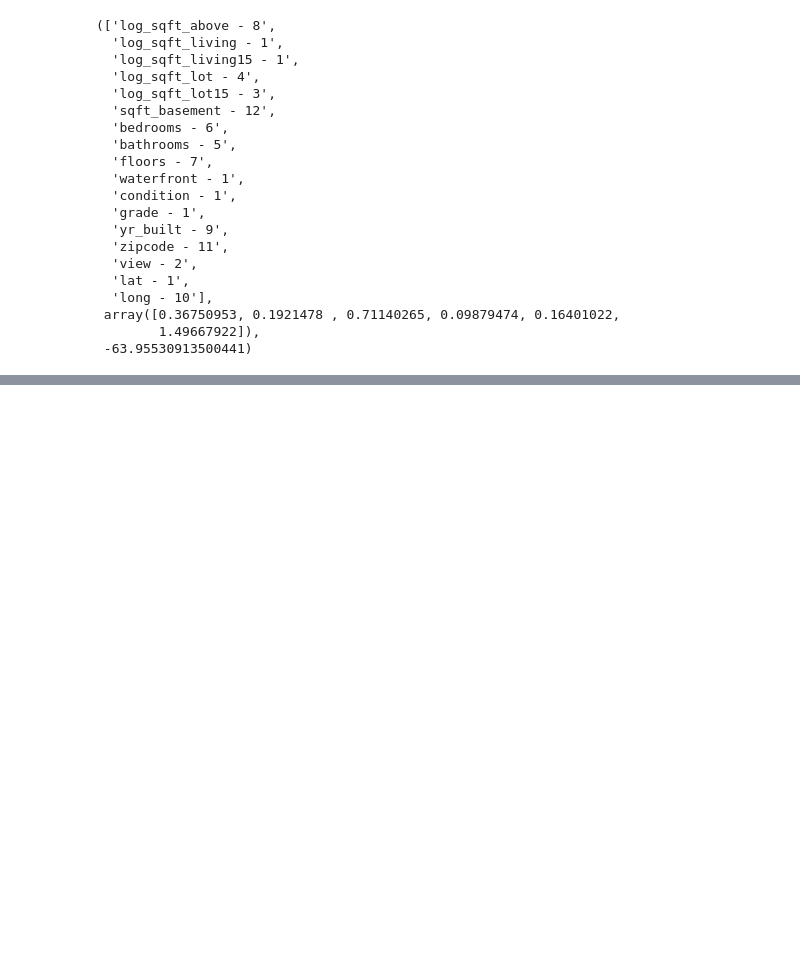
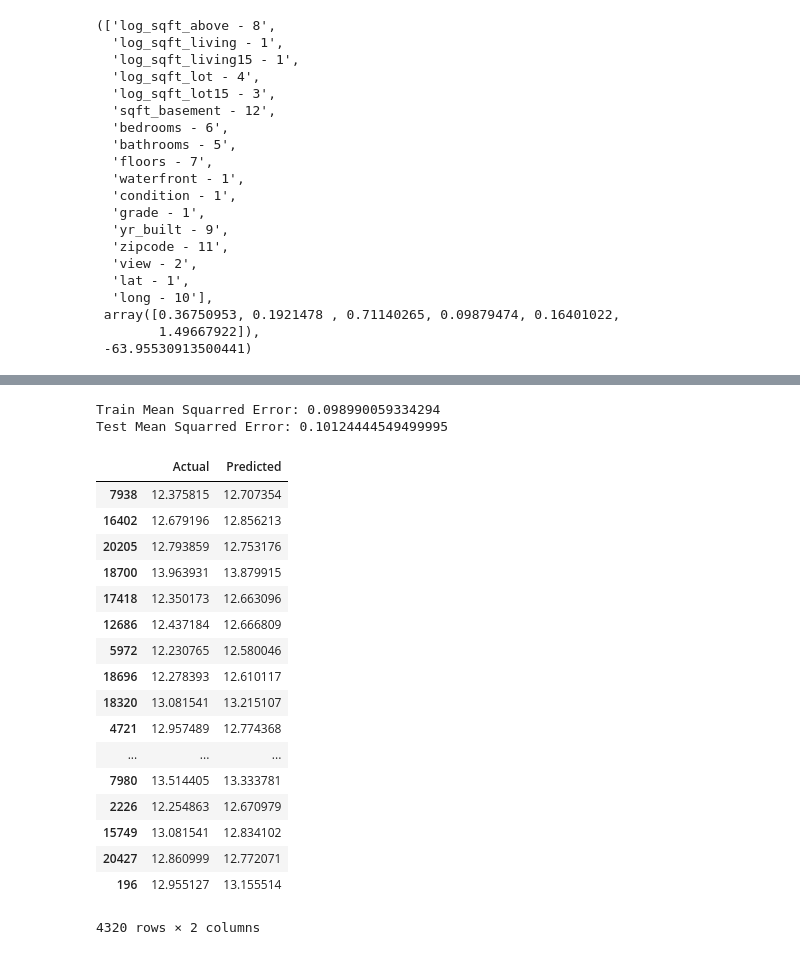
Before and after one commit to matt8955/Mod-1-project, a Jupyter notebook: Project_1_Walkthrough.ipynb, the cells around one changed output, grey strips where cells are left out. Cells and saved outputs as stored; diff of their text form; code cells hidden in the pictures; blank space fills up the shorter version.

```diff
--- a/Project_1_Walkthrough.ipynb
+++ b/Project_1_Walkthrough.ipynb
@@ -164,0 +165,74 @@ strong multicollinearity or other numerical problems.
+# %%
+#validate model with RSME
+import pandas as pd
+import numpy as np
+import matplotlib.pyplot as plt
+import seaborn as seabornInstance
+from sklearn.model_selection import train_test_split
+from sklearn.linear_model import LinearRegression
+from sklearn import metrics
+%matplotlib inline
+
+data = df
+y = df["log_price"]
+X = df[["log_sqft_living", "waterfront", "grade", "condition", "log_sqft_living15", "view", "yr_built", "zipcode"]]
+
+X_train, X_test, y_train, y_test = train_test_split(X, y, test_size = 0.2)
+
+
+linreg = LinearRegression()
+linreg.fit(X_train, y_train)
+
+y_hat_train = linreg.predict(X_train)
+y_hat_test = linreg.predict(X_test)
+
+
+
+train_residuals = y_hat_train - y_train
+test_residuals = y_hat_test - y_test
+
+
+mse_train = np.sum((y_train-y_hat_train)**2)/len(y_train)
+mse_test =np.sum((y_test-y_hat_test)**2)/len(y_test)
+print('Train Mean Squarred Error:', mse_train)
+print('Test Mean Squarred Error:', mse_test)
+# %% [output]
+Train Mean Squarred Error: 0.098990059334294
+Test Mean Squarred Error: 0.10124444549499995
+# %%
+def actual_vs_predicted_df(df):
+    '''makes data frame of actual vs. predicted values and returns the data frame as df_predicted'''
+
+    regressor = LinearRegression()
+    regressor.fit(X_train, y_train)
+
+    coeff_df = pd.DataFrame(regressor.coef_, X.columns, columns=['Coefficient'])
+    coeff_df
+
+    y_pred = regressor.predict(X_test)
+
+    df_predicted = pd.DataFrame({'Actual': y_test, 'Predicted': y_pred})
+
+
+    return df_predicted
+# %%
+actual_vs_predicted_df(df)
+# %% [output]
+|  | Actual | Predicted |
+| 7938 | 12.375815 | 12.707354 |
+| 16402 | 12.679196 | 12.856213 |
+| 20205 | 12.793859 | 12.753176 |
+| 18700 | 13.963931 | 13.879915 |
+| 17418 | 12.350173 | 12.663096 |
+| 12686 | 12.437184 | 12.666809 |
+| 5972 | 12.230765 | 12.580046 |
+| 18696 | 12.278393 | 12.610117 |
+| 18320 | 13.081541 | 13.215107 |
+| 4721 | 12.957489 | 12.774368 |
+| ... | ... | ... |
+| 7980 | 13.514405 | 13.333781 |
+| 2226 | 12.254863 | 12.670979 |
+| 15749 | 13.081541 | 12.834102 |
+| 20427 | 12.860999 | 12.772071 |
+| 196 | 12.955127 | 13.155514 |
+4320 rows × 2 columns
```
Also changed, not shown: parts of 8 cells of this notebook, 1 other file.
